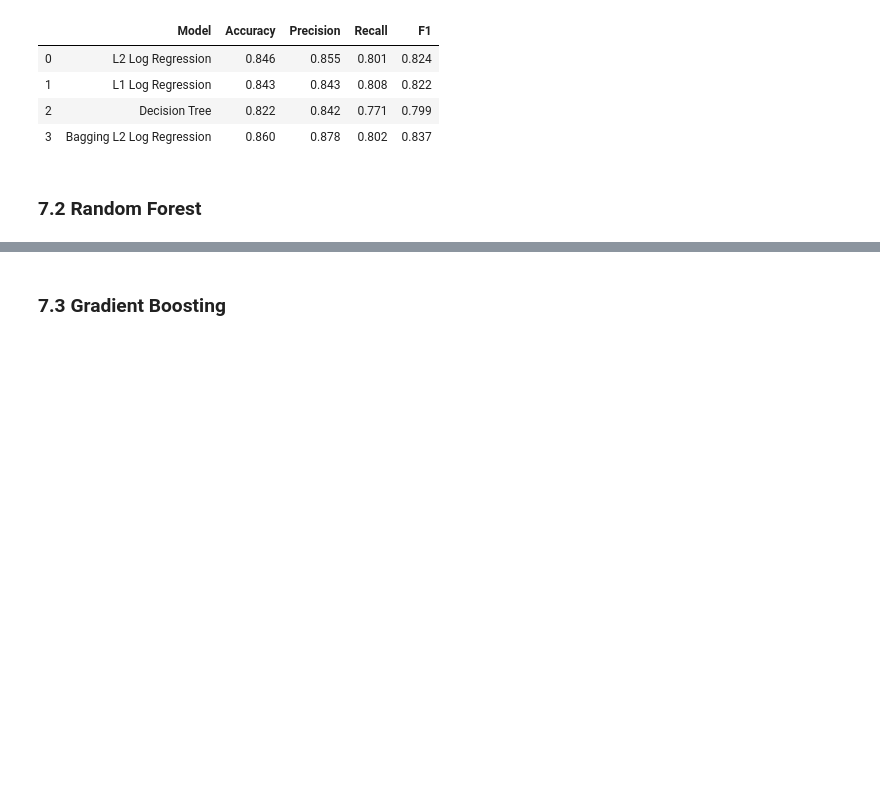
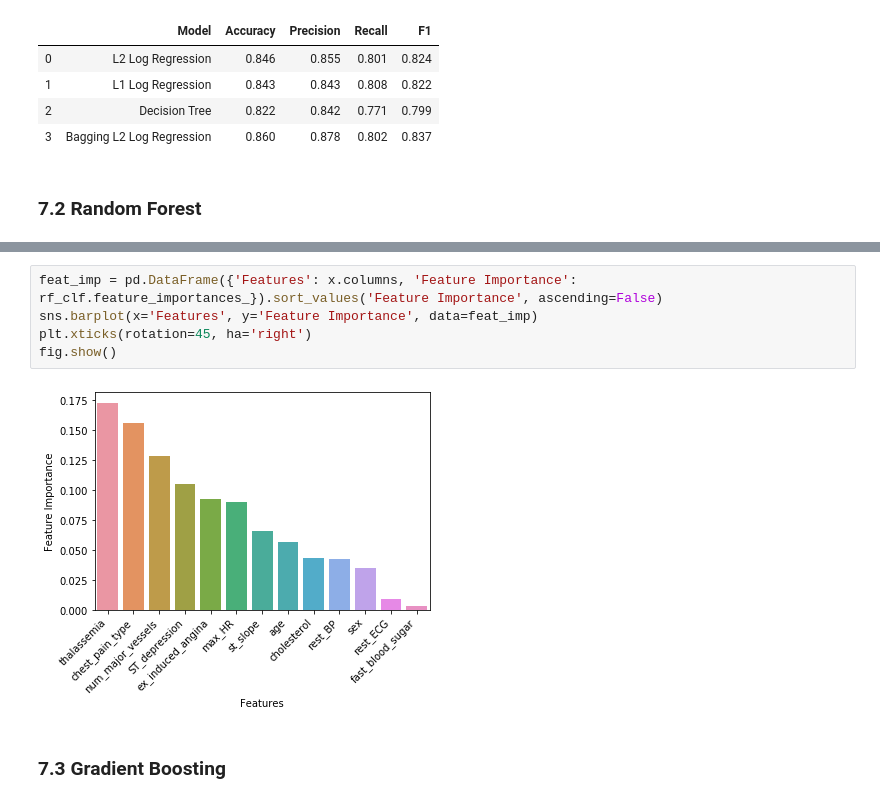
Before and after one commit to teyang-lau/Heart_Disease_Prediction, a Jupyter notebook: predictors-of-heart-disease-an-exploration.ipynb, the cells around one changed output, grey strips where cells are left out. Saved outputs shown, nothing was run; the diff lists cells and outputs as text; blank space fills up the shorter version.

```diff
--- a/predictors-of-heart-disease-an-exploration.ipynb
+++ b/predictors-of-heart-disease-an-exploration.ipynb
@@ -630,5 +675,12 @@ rf_clf
 # %% [output]
 {'Accuracy': 0.843, 'Precision': 0.864, 'Recall': 0.78, 'F1': 0.818}
+# %%
+feat_imp = pd.DataFrame({'Features': x.columns, 'Feature Importance': rf_clf.feature_importances_}).sort_values('Feature Importance', ascending=False)
+sns.barplot(x='Features', y='Feature Importance', data=feat_imp)
+plt.xticks(rotation=45, ha='right')
+fig.show()
+# %% [output]
+[figure, added]
 # %% [markdown]
 <a id='Boost'></a>
 ### **7.3 Gradient Boosting** ###
```
Also changed, not shown: parts of 12 cells of this notebook, 3 other files.
